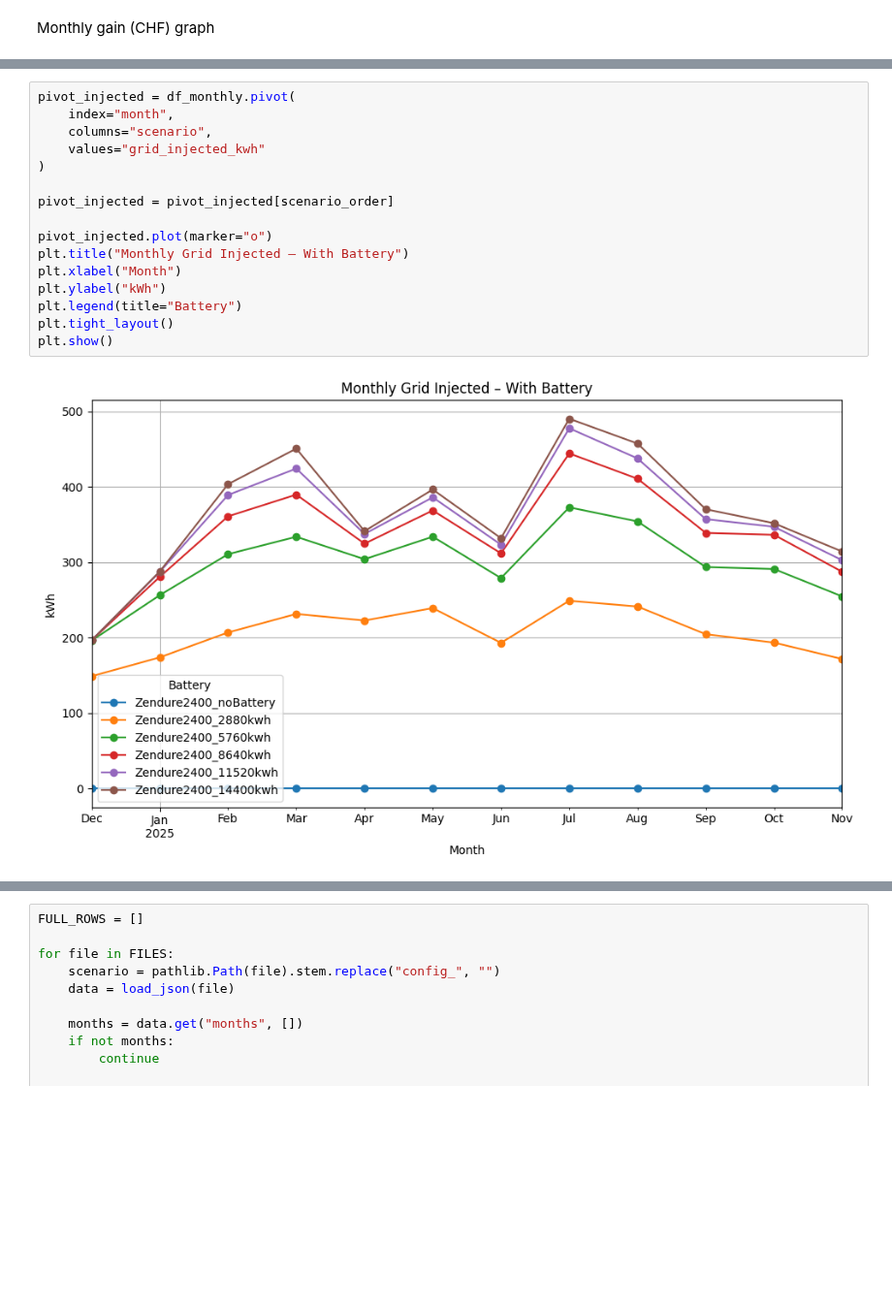
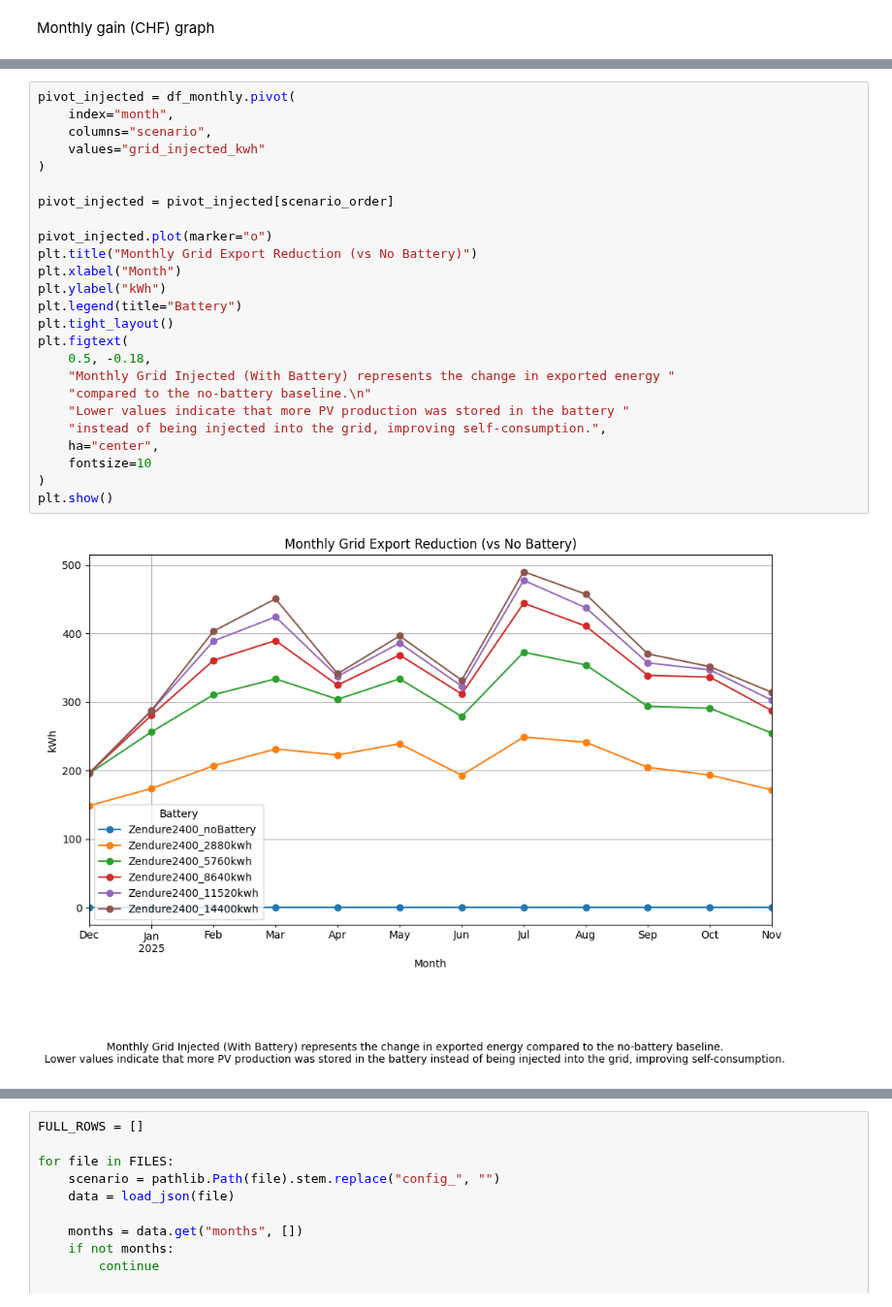
Before and after one commit to nicoMeynet/BatterySimu, a Jupyter notebook: battery_comparison_month.ipynb, the cells around one changed output, grey strips where cells are left out. Shown at 97% size. Saved outputs shown, nothing was run; the diff lists cells and outputs as text; blank space fills up the shorter version.

```diff
--- a/battery_comparison_month.ipynb
+++ b/battery_comparison_month.ipynb
@@ -131,21 +149,30 @@ plt.show()
 # %%
 pivot_injected = df_monthly.pivot(
     index="month",
     columns="scenario",
     values="grid_injected_kwh"
 )
 
 pivot_injected = pivot_injected[scenario_order]
 
 pivot_injected.plot(marker="o")
-plt.title("Monthly Grid Injected – With Battery")
+plt.title("Monthly Grid Export Reduction (vs No Battery)")
 plt.xlabel("Month")
 plt.ylabel("kWh")
 plt.legend(title="Battery")
 plt.tight_layout()
+plt.figtext(
+    0.5, -0.18,
+    "Monthly Grid Injected (With Battery) represents the change in exported energy "
+    "compared to the no-battery baseline.\n"
+    "Lower values indicate that more PV production was stored in the battery "
+    "instead of being injected into the grid, improving self-consumption.",
+    ha="center",
+    fontsize=10
+)
 plt.show()
 # %% [output]
-[figure, old version]
+[figure, new version]
 # %%
 plt.figure(figsize=(10, 6))
 
```
Also changed, not shown: parts of 15 cells of this notebook, 1 other file.
